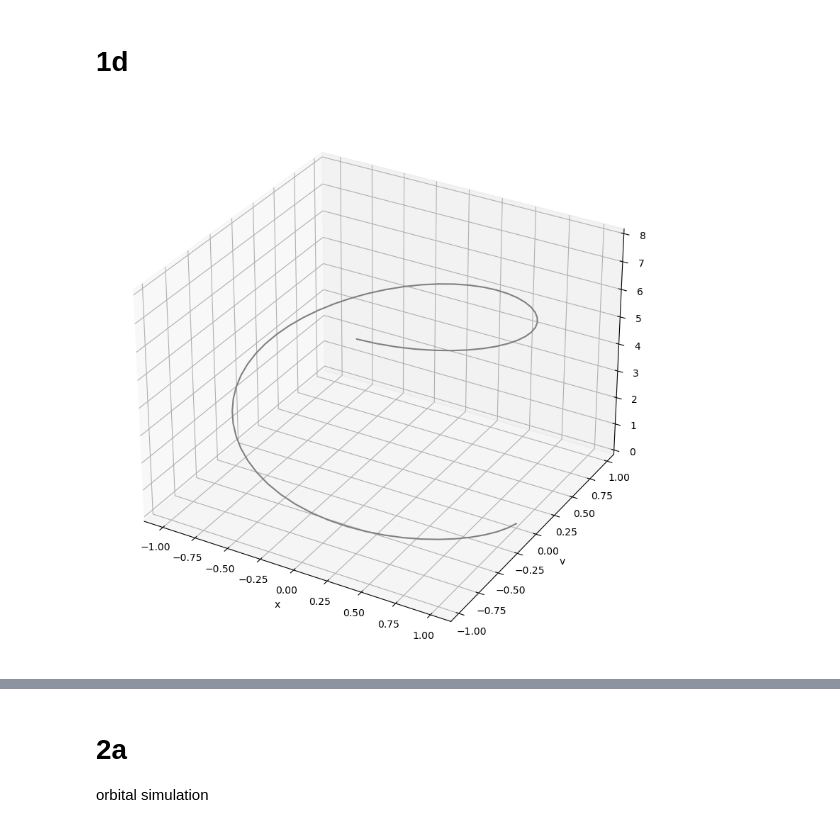
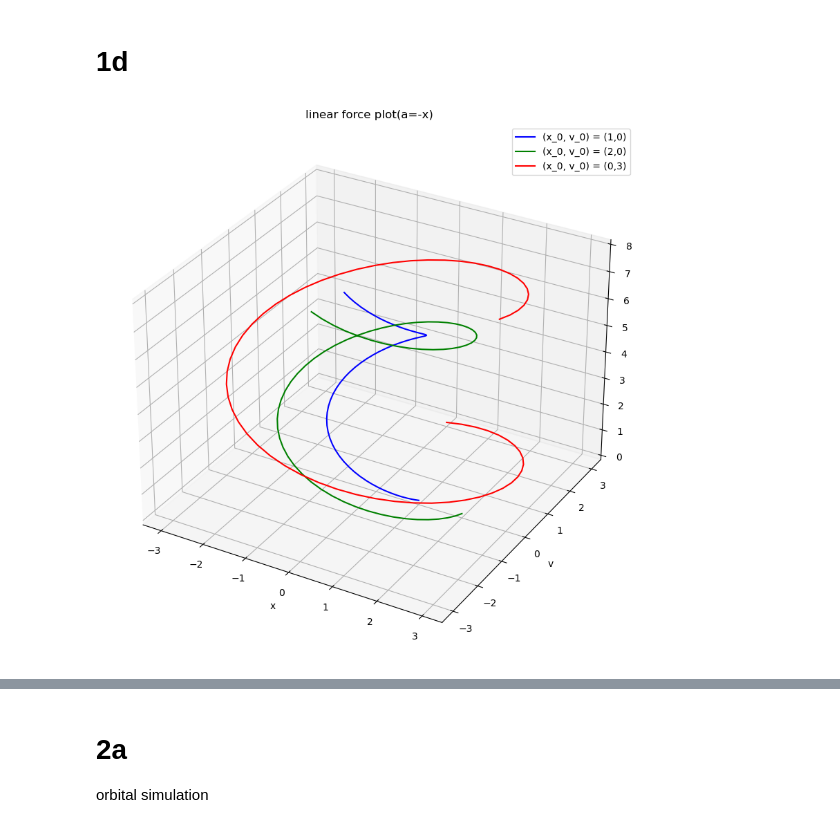
Before and after one commit to liuqiyucn/141, a Jupyter notebook: assignment1/assignment1.ipynb, the cells around one changed output, grey strips where cells are left out. Cells and saved outputs as stored; diff of their text form; code cells hidden in the pictures.

```diff
--- a/assignment1/assignment1.ipynb
+++ b/assignment1/assignment1.ipynb
@@ -93,80 +101,59 @@ in 1c.py
 # %% [markdown]
 # 1d
 # %%
-# getting data and plotting
+# plotting for linear force
+time = result1_l[:,0]
+x = result1_l[:,2]
+v = result1_l[:,3]
+fig = plt.figure(figsize=(12,10))
+ax = plt.axes(projection='3d')
+# Data for a three-dimensional line
+ax.plot3D(x, v, time, 'blue', label = "(x_0, v_0) = (1,0)")
+
+time = result2_l[:,0]
+x = result2_l[:,2]
+v = result2_l[:,3]
+# Data for a three-dimensional line
+ax.plot3D(x, v, time, 'green', label = "(x_0, v_0) = (2,0)")
+
+time = result3_l[:,0]
+x = result3_l[:,2]
+v = result3_l[:,3]
+# Data for a three-dimensional line
+ax.plot3D(x, v, time, 'red', label = "(x_0, v_0) = (0,3)")
+ax.set_xlabel("x")
+ax.set_ylabel("v")
+ax.set_zlabel("t")
+ax.set_title("linear force plot(a=-x)")
+ax.legend()
+plt.savefig("1_d_linear.png")
 
 
+# plotting for non-linear force
 time = result1[:,0]
 x = result1[:,2]
 v = result1[:,3]
-
-fig = plt.figure(figsize=(10,10))
+fig = plt.figure(figsize=(12,10))
 ax = plt.axes(projection='3d')
 # Data for a three-dimensional line
-ax.plot3D(x, v, time, 'gray')
-ax.set_xlabel("x")
-ax.set_ylabel("v")
-ax.set_zlabel("t")
-plt.show()
+ax.plot3D(x, v, time, 'blue', label = "(x_0, v_0) = (1,0)")
 
 time = result2[:,0]
 x = result2[:,2]
 v = result2[:,3]
-fig = plt.figure(figsize=(10,10))
-ax = plt.axes(projection='3d')
 # Data for a three-dimensional line
-ax.plot3D(x, v, time, 'gray')
-ax.set_xlabel("x")
-ax.set_ylabel("v")
-ax.set_zlabel("t")
-plt.show()
+ax.plot3D(x, v, time, 'green', label = "(x_0, v_0) = (2,0)")
 
 time = result3[:,0]
 x = result3[:,2]
 v = result3[:,3]
-fig = plt.figure(figsize=(10,10))
-ax = plt.axes(projection='3d')
 # Data for a three-dimensional line
-ax.plot3D(x, v, time, 'gray')
+ax.plot3D(x, v, time, 'red', label = "(x_0, v_0) = (0,3)")
 ax.set_xlabel("x")
 ax.set_ylabel("v")
 ax.set_zlabel("t")
-plt.show()
-
-time = result1[:,0]
-x = result1[:,2]
-v = result1[:,3]
-fig = plt.figure(figsize=(10,10))
-ax = plt.axes(projection='3d')
-# Data for a three-dimensional line
-ax.plot3D(x, v, time, 'gray')
-ax.set_xlabel("x")
-ax.set_ylabel("v")
-ax.set_zlabel("t")
-plt.show()
-
-time = result2[:,0]
-x = result2[:,2]
-v = result2[:,3]
-fig = plt.figure(figsize=(10,10))
-ax = plt.axes(projection='3d')
-# Data for a three-dimensional line
-ax.plot3D(x, v, time, 'gray')
-ax.set_xlabel("x")
-ax.set_ylabel("v")
-ax.set_zlabel("t")
-plt.show()
-
-time = result3[:,0]
-x = result3[:,2]
-v = result3[:,3]
-fig = plt.figure(figsize=(10,10))
-ax = plt.axes(projection='3d')
-# Data for a three-dimensional line
-ax.plot3D(x, v, time, 'gray')
-ax.set_xlabel("x")
-ax.set_ylabel("v")
-ax.set_zlabel("t")
-plt.close()
+ax.set_title("non-linear force plot(a=-sin(x))")
+ax.legend()
+plt.savefig("1_d_nonlinear.png")
 # %% [output]
-[figure, old version]
+[figure, new version]
```
Also changed, not shown: parts of 9 cells of this notebook, 6 other files.
